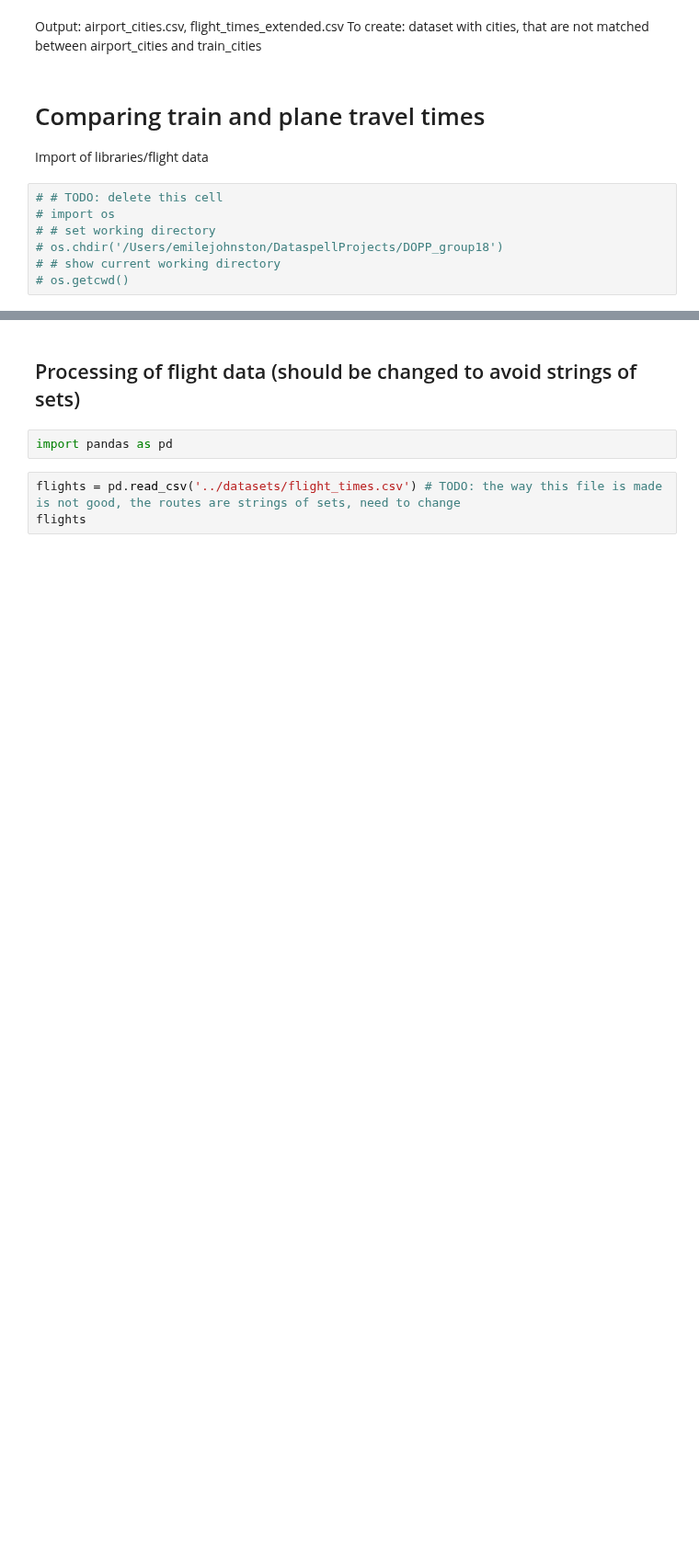
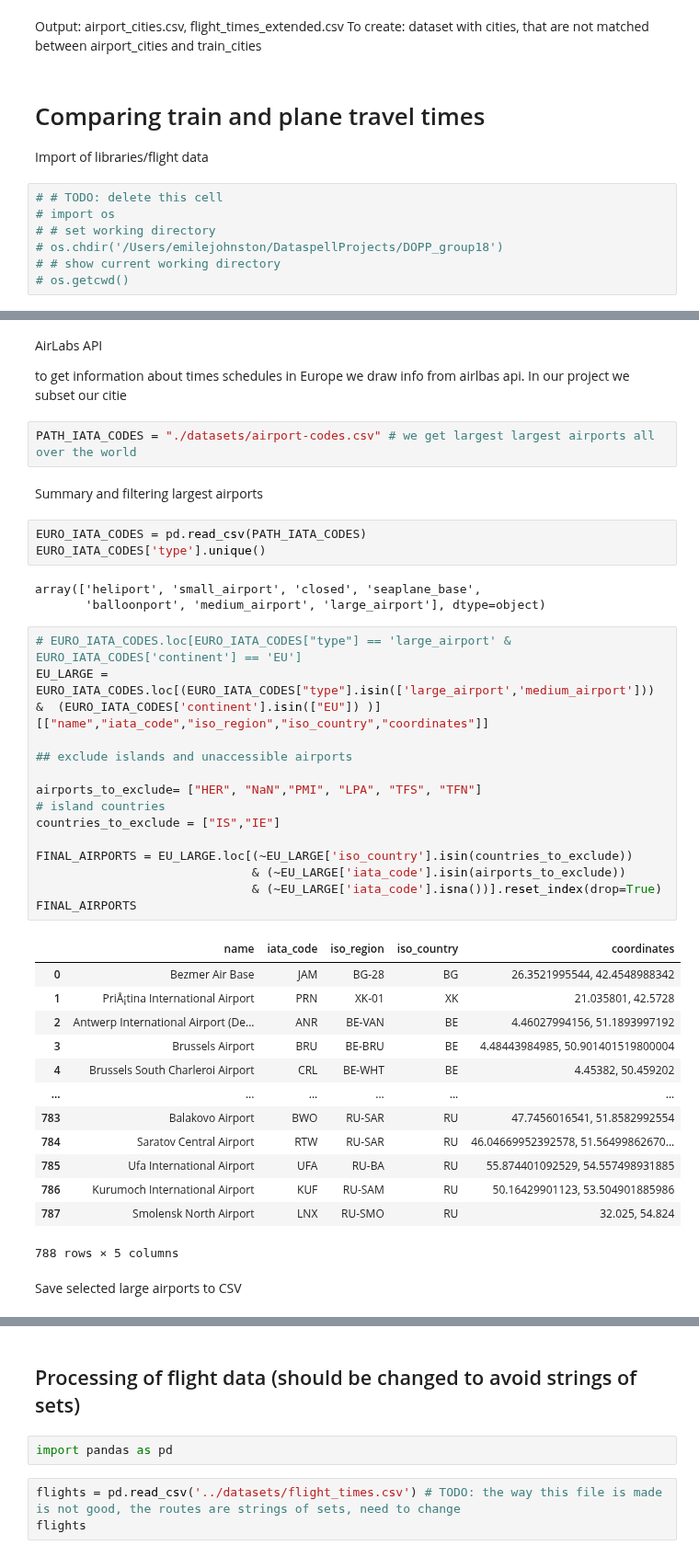
Before and after one commit to RabDou44/DOPP_group18, a Jupyter notebook: final notebook/comparing_train_airport_cities.ipynb, the cells around one changed output, grey strips where cells are left out. Shown at 92% size. Drawn from its saved outputs; the diff is of its cells as text; blank space fills up the shorter version.

```diff
--- a/final notebook/comparing_train_airport_cities.ipynb
+++ b/final notebook/comparing_train_airport_cities.ipynb
@@ -14,0 +31,44 @@ Import of libraries/flight data
+# %% [markdown]
+AirLabs API
+
+to get information about times schedules in Europe we draw info from airlbas api. In our project we subset our citie
+# %%
+PATH_IATA_CODES = "./datasets/airport-codes.csv" # we get largest largest airports all over the world
+# %% [markdown]
+Summary and filtering largest airports
+# %%
+EURO_IATA_CODES = pd.read_csv(PATH_IATA_CODES)
+EURO_IATA_CODES['type'].unique()
+# %% [output]
+array(['heliport', 'small_airport', 'closed', 'seaplane_base',
+       'balloonport', 'medium_airport', 'large_airport'], dtype=object)
+# %%
+# EURO_IATA_CODES.loc[EURO_IATA_CODES["type"] == 'large_airport' & EURO_IATA_CODES['continent'] == 'EU']
+EU_LARGE = EURO_IATA_CODES.loc[(EURO_IATA_CODES["type"].isin(['large_airport','medium_airport']))  &  (EURO_IATA_CODES['continent'].isin(["EU"]) )][["name","iata_code","iso_region","iso_country","coordinates"]]
+
+## exclude islands and unaccessible airports
+
+airports_to_exclude= ["HER", "NaN","PMI", "LPA", "TFS", "TFN"]
+# island countries
+countries_to_exclude = ["IS","IE"]
+
+FINAL_AIRPORTS = EU_LARGE.loc[(~EU_LARGE['iso_country'].isin(countries_to_exclude))
+                              & (~EU_LARGE['iata_code'].isin(airports_to_exclude))
+                              & (~EU_LARGE['iata_code'].isna())].reset_index(drop=True)
+FINAL_AIRPORTS
+# %% [output]
+|  | name | iata_code | iso_region | iso_country | coordinates |
+| 0 | Bezmer Air Base | JAM | BG-28 | BG | 26.3521995544, 42.4548988342 |
+| 1 | PriÅ¡tina International Airport | PRN | XK-01 | XK | 21.035801, 42.5728 |
+| 2 | Antwerp International Airport (De... | ANR | BE-VAN | BE | 4.46027994156, 51.1893997192 |
+| 3 | Brussels Airport | BRU | BE-BRU | BE | 4.48443984985, 50.901401519800004 |
+| 4 | Brussels South Charleroi Airport | CRL | BE-WHT | BE | 4.45382, 50.459202 |
+| ... | ... | ... | ... | ... | ... |
+| 783 | Balakovo Airport | BWO | RU-SAR | RU | 47.7456016541, 51.8582992554 |
+| 784 | Saratov Central Airport | RTW | RU-SAR | RU | 46.04669952392578, 51.56499862670... |
+| 785 | Ufa International Airport | UFA | RU-BA | RU | 55.874401092529, 54.557498931885 |
+| 786 | Kurumoch International Airport | KUF | RU-SAM | RU | 50.16429901123, 53.504901885986 |
+| 787 | Smolensk North Airport | LNX | RU-SMO | RU | 32.025, 54.824 |
+788 rows × 5 columns
+# %% [markdown]
+Save selected large airports to CSV
```
Also changed, not shown: parts of 17 cells of this notebook.
